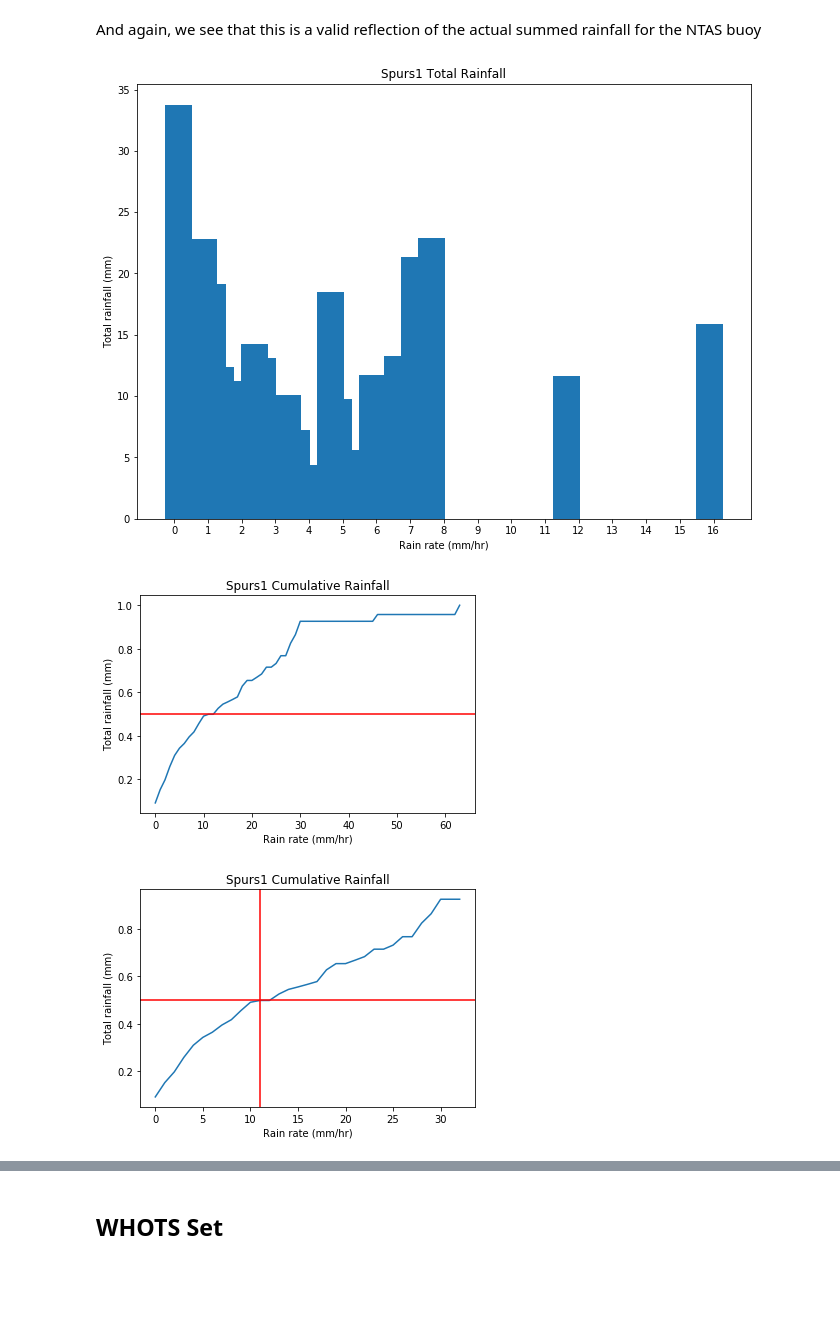
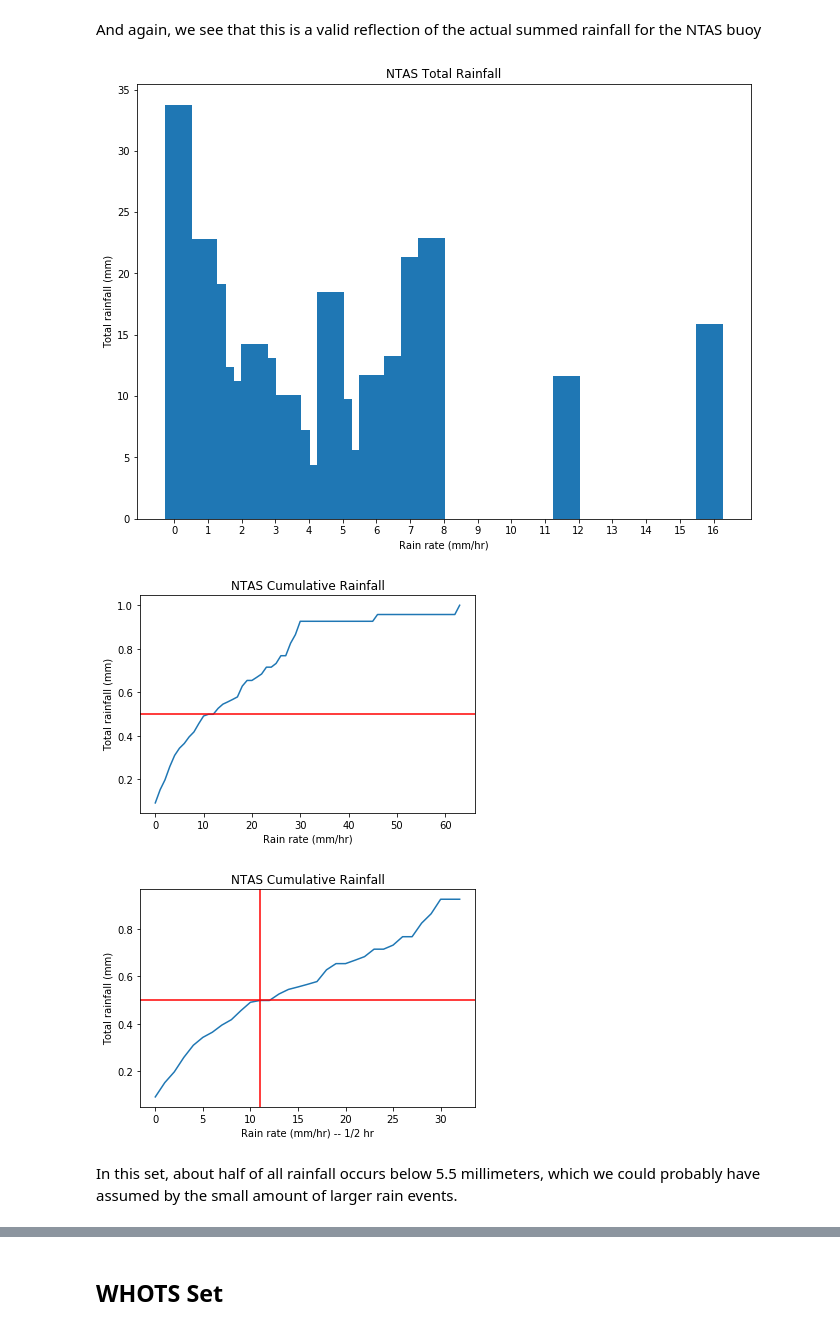
Before and after one commit to uncw-cubesat-lab/rain-class, a Jupyter notebook: Intuitive Look at Precipitation Measures.ipynb, the cells around one changed output, grey strips where cells are left out. Saved outputs shown, nothing was run; the diff lists cells and outputs as text; code cells hidden in the pictures; blank space fills up the shorter version.

```diff
--- a/Intuitive Look at Precipitation Measures.ipynb
+++ b/Intuitive Look at Precipitation Measures.ipynb
@@ -326,10 +469,10 @@ _, ax = plt.subplots(figsize=(11,8))
 plt.bar(x=bin_centers, height=sums)
 plt.xlabel('Rain rate (mm/hr)')
 plt.ylabel('Total rainfall (mm)')
-plt.title('Spurs1 Total Rainfall')
+plt.title('NTAS Total Rainfall')
 plt.xticks(np.arange(0,17,1));
 # %% [output]
-[figure, old version]
+[figure, new version]
 # %%
 fullsum = sums.cumsum()/sums.sum()
 halfsum = (sums.cumsum()/sums.sum())[:33]
@@ -337,15 +480,17 @@ plt.plot(fullsum)
 plt.axhline(y=.5, color='r')
 plt.xlabel('Rain rate (mm/hr)')
 plt.ylabel('Total rainfall (mm)')
-plt.title('Spurs1 Cumulative Rainfall');
+plt.title('NTAS Cumulative Rainfall');
 # %% [output]
-[figure, old version]
+[figure, new version]
 # %%
 plt.plot(halfsum)
 plt.axhline(y=.5, color='r')
 plt.axvline(x=11, color='r')
-plt.xlabel('Rain rate (mm/hr)')
+plt.xlabel('Rain rate (mm/hr) -- 1/2 hr')
 plt.ylabel('Total rainfall (mm)')
-plt.title('Spurs1 Cumulative Rainfall');
+plt.title('NTAS Cumulative Rainfall');
 # %% [output]
-[figure, old version]
+[figure, new version]
+# %% [markdown]
+In this set, about half of all rainfall occurs below 5.5 millimeters, which we could probably have assumed by the small amount of larger rain events.
```
Also changed, not shown: parts of 47 cells of this notebook.
